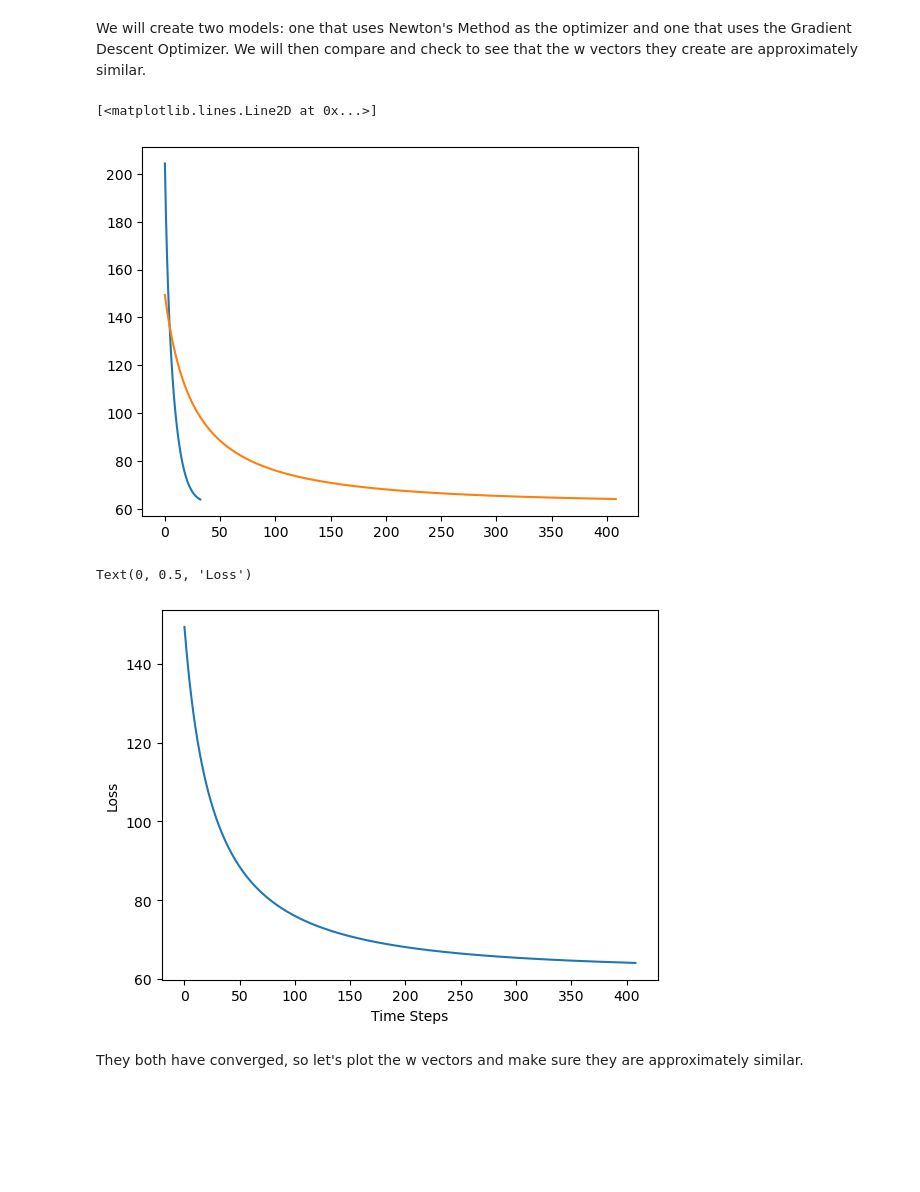
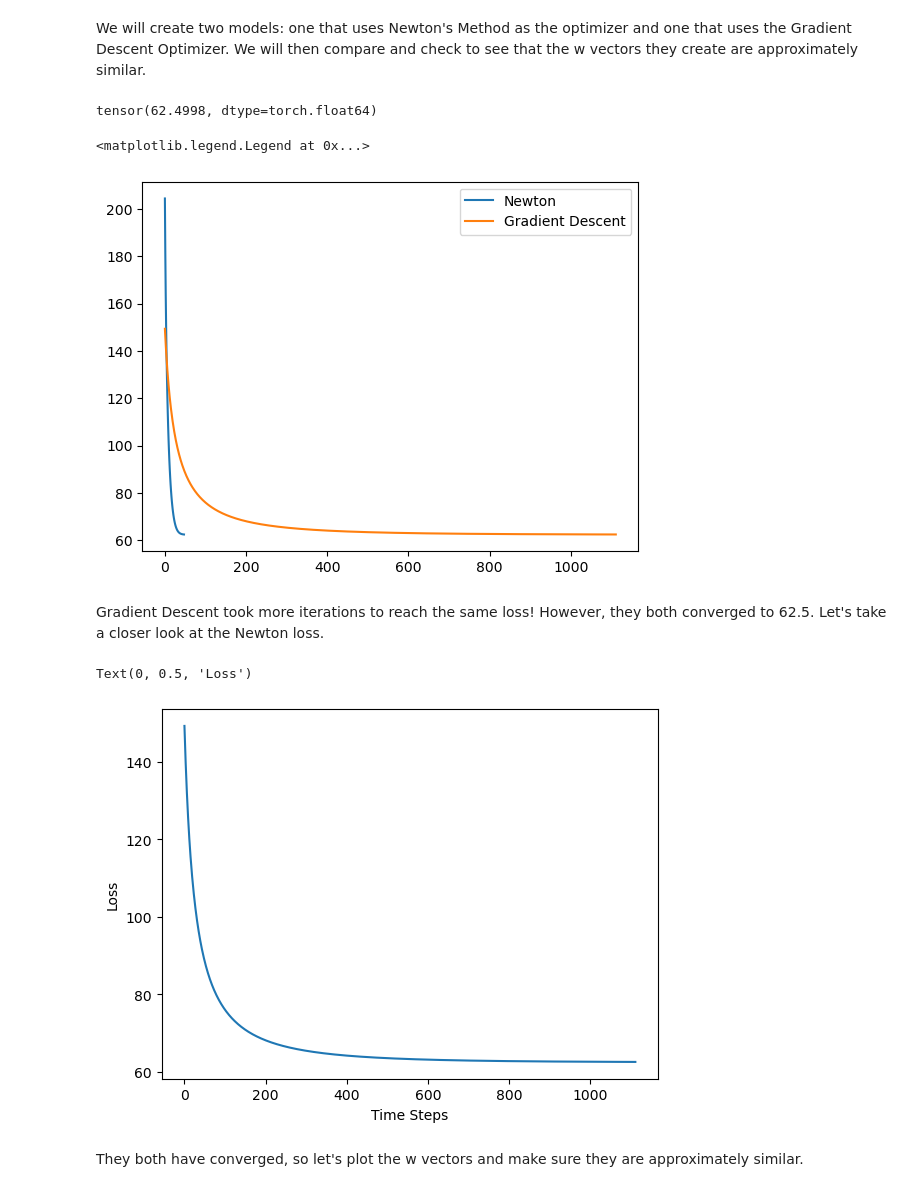
Before and after one commit to ellisterling/ellisterling.github.io, a Jupyter notebook: posts/newton/index.ipynb, the cells around one changed output. Drawn from its saved outputs; the diff is of its cells as text; code cells hidden in the pictures; blank space fills up the shorter version.

```diff
--- a/posts/newton/index.ipynb
+++ b/posts/newton/index.ipynb
@@ -45,7 +45,7 @@ We will create two models: one that uses Newton's Method as the optimizer and on
 newton = NewtonOptimizer()
 loss_arr = []
 loss = torch.inf
-while loss >= 64.066:
+while loss > 62.5:
     loss = newton.loss(X, y)
     loss_arr.append(loss)
     newton.step(X, y, alpha = 0.1)
@@ -53,24 +53,31 @@ while loss >= 64.066:
 GD = GradientDescentOptimizer()
 loss_arr2 = []
 loss = torch.inf
-while loss >= 64.066:
+while loss >= 62.5:
     loss = GD.loss(X, y)
     loss_arr2.append(loss)
     GD.step(X, y, alpha = 0.3, beta = 0)
+# %%
+loss_arr2[-1]
+# %% [output]
+tensor(62.4998, dtype=torch.float64)
 # %%
 ax = plt.axes()
-ax.plot(loss_arr)
-ax.plot(loss_arr2)
+ax.plot(loss_arr, label = "Newton")
+ax.plot(loss_arr2, label = "Gradient Descent")
+ax.legend()
 # %% [output]
-[<matplotlib.lines.Line2D at 0x...>]
+<matplotlib.legend.Legend at 0x...>
-[figure, old version]
+[figure, new version]
+# %% [markdown]
+Gradient Descent took more iterations to reach the same loss! However, they both converged to 62.5. Let's take a closer look at the Newton loss.
 # %%
 plt.plot(loss_arr2)
 plt.xlabel("Time Steps")
 plt.ylabel("Loss")
 # %% [output]
 Text(0, 0.5, 'Loss')
-[figure, old version]
+[figure, new version]
 # %% [markdown]
 They both have converged, so let's plot the w vectors and make sure they are approximately similar.
 # %%
```
Also changed, not shown: parts of 22 cells of this notebook, 20 other files.
